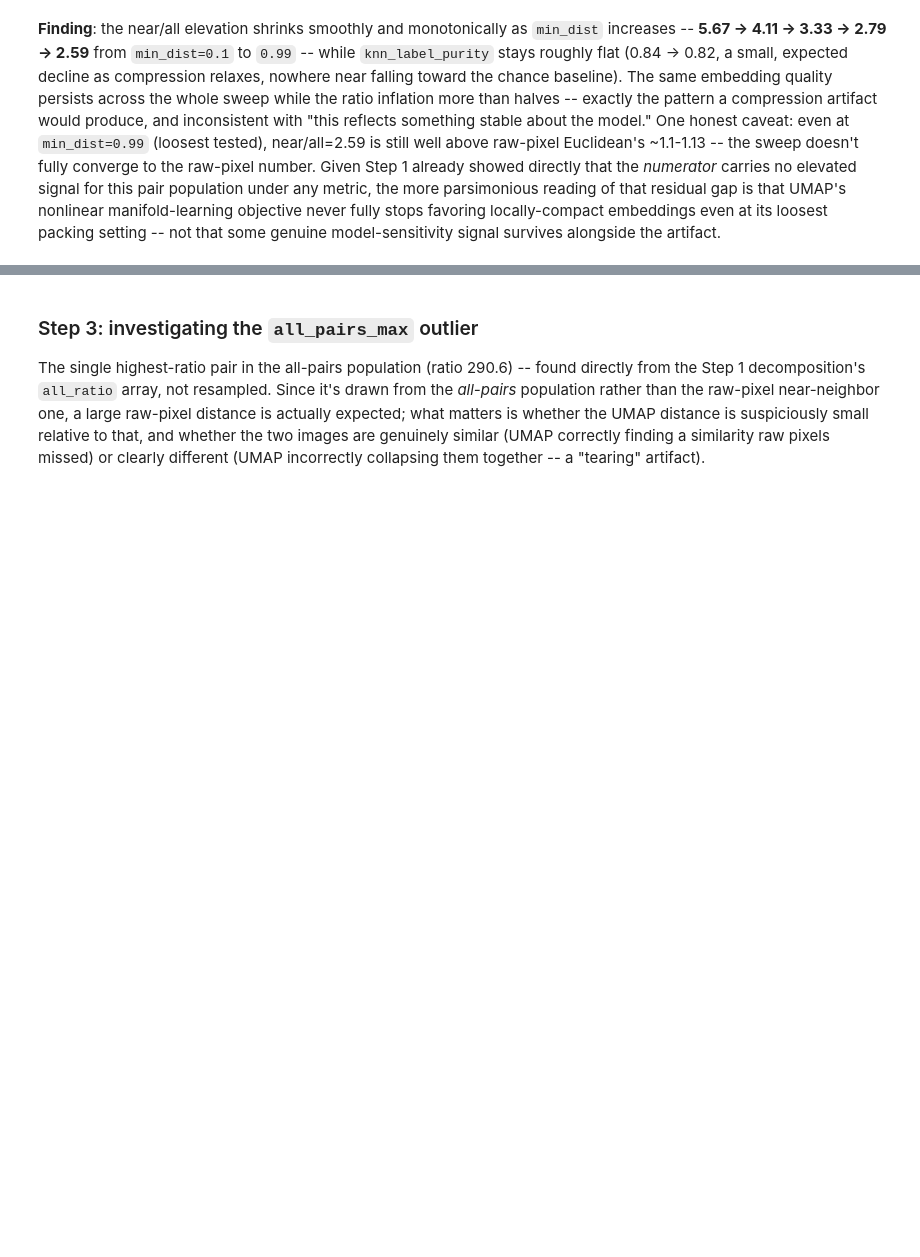
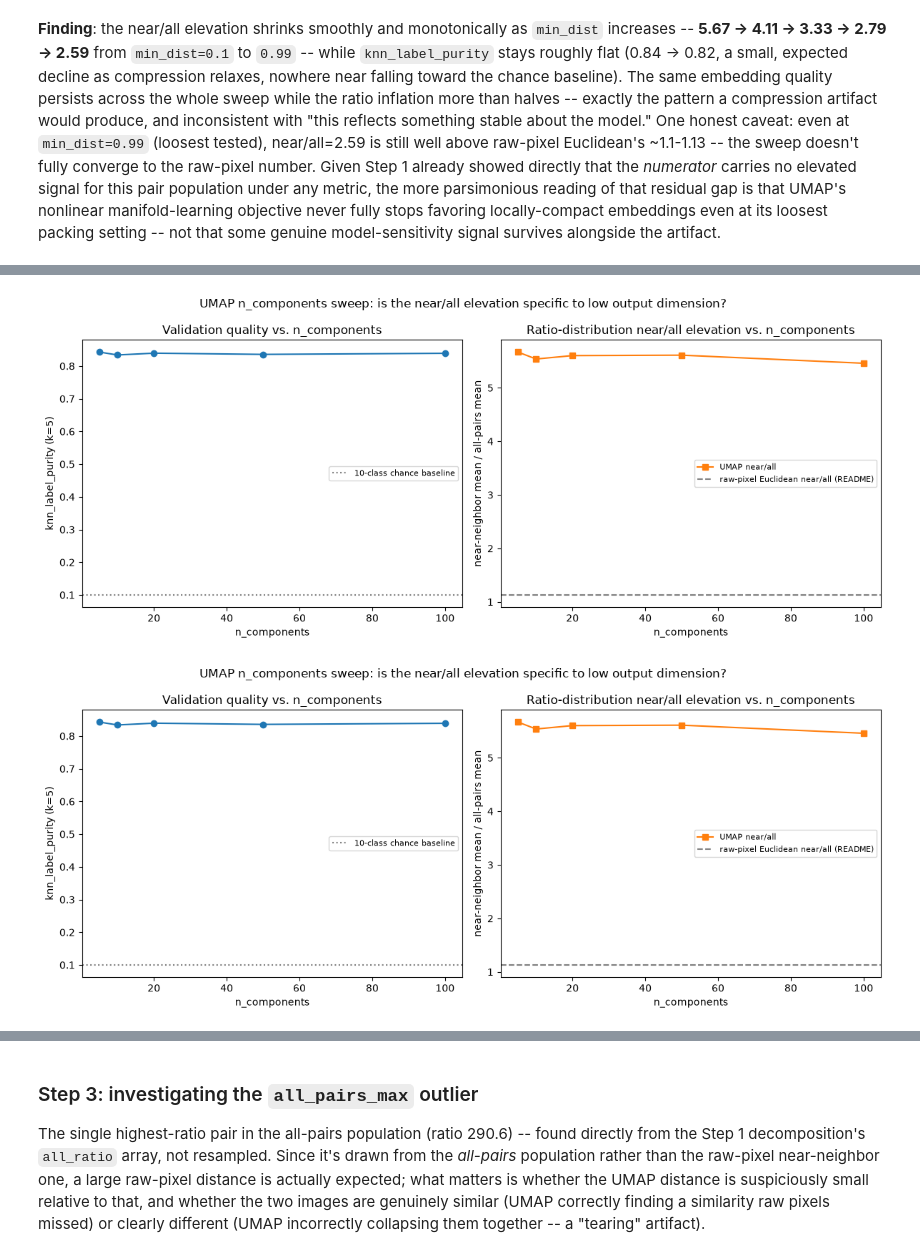
Before and after one commit to Kilobyte947/Datasig, a Jupyter notebook: mnist_lipschitz/notebook_umap.ipynb, the cells around one changed output, grey strips where cells are left out. Cells and saved outputs as stored; diff of their text form; code cells hidden in the pictures; blank space fills up the shorter version.

```diff
--- a/mnist_lipschitz/notebook_umap.ipynb
+++ b/mnist_lipschitz/notebook_umap.ipynb
@@ -475,0 +489,22 @@ artifact.
+# %%
+ncomp_sweep_rows = []
+for n_components in [5, 10, 20, 50, 100]:
+    reducer = umap_embedding.fit_umap_embedding(dev.x_flat, n_components=n_components, seed=SEED,
+                                                   n_neighbors=15, min_dist=0.1)
+    embed_fn = umap_embedding.make_umap_embed_fn(reducer)
+    embedded_val = embed_fn(x_val)
+    purity = umap_embedding.knn_label_purity(embedded_val, y_val, k=5)
+
+    distance_fn = umap_embedding.make_umap_euclidean_distance_fn(reducer, x_reference=test.x_flat)
+    result = run_experiment.run_ratio_distribution_analysis(
+        lr_model, "logistic_regression", f"umap_ncomp{n_components}", test.x_flat, test.y, distance_fn,
+        n_points=1000, k_neighbors=5, seed=SEED, verbose=False)
+    s = result["summary"]
+    near_over_all = s["near_neighbor_mean"] / s["all_pairs_mean"]
+    ncomp_sweep_rows.append({"n_components": n_components, "knn_label_purity": purity,
+                              "all_pairs_mean": s["all_pairs_mean"], "near_neighbor_mean": s["near_neighbor_mean"],
+                              "near_over_all": near_over_all, "all_pairs_max": s["all_pairs_max"]})
+    print(f"n_components={n_components:<4} purity={purity:.4f}  near/all={near_over_all:.4f}  all_pairs_max={s['all_pairs_max']:.4f}")
+
+ncomp_sweep_df = pd.DataFrame(ncomp_sweep_rows).set_index("n_components")
+display(ncomp_sweep_df)
@@ -475,0 +524,7 @@ artifact.
+# %%
+fig_ncomp_sweep = plots.plot_umap_ncomponents_sweep(
+    ncomp_sweep_rows, save_path=umap_embedding.RESULTS_DIR / "umap_ncomponents_sweep.png")
+display(fig_ncomp_sweep)
+# %% [output]
+[figure, added]
+[figure, added]
```
Also changed, not shown: parts of 3 cells of this notebook, 3 other files.
